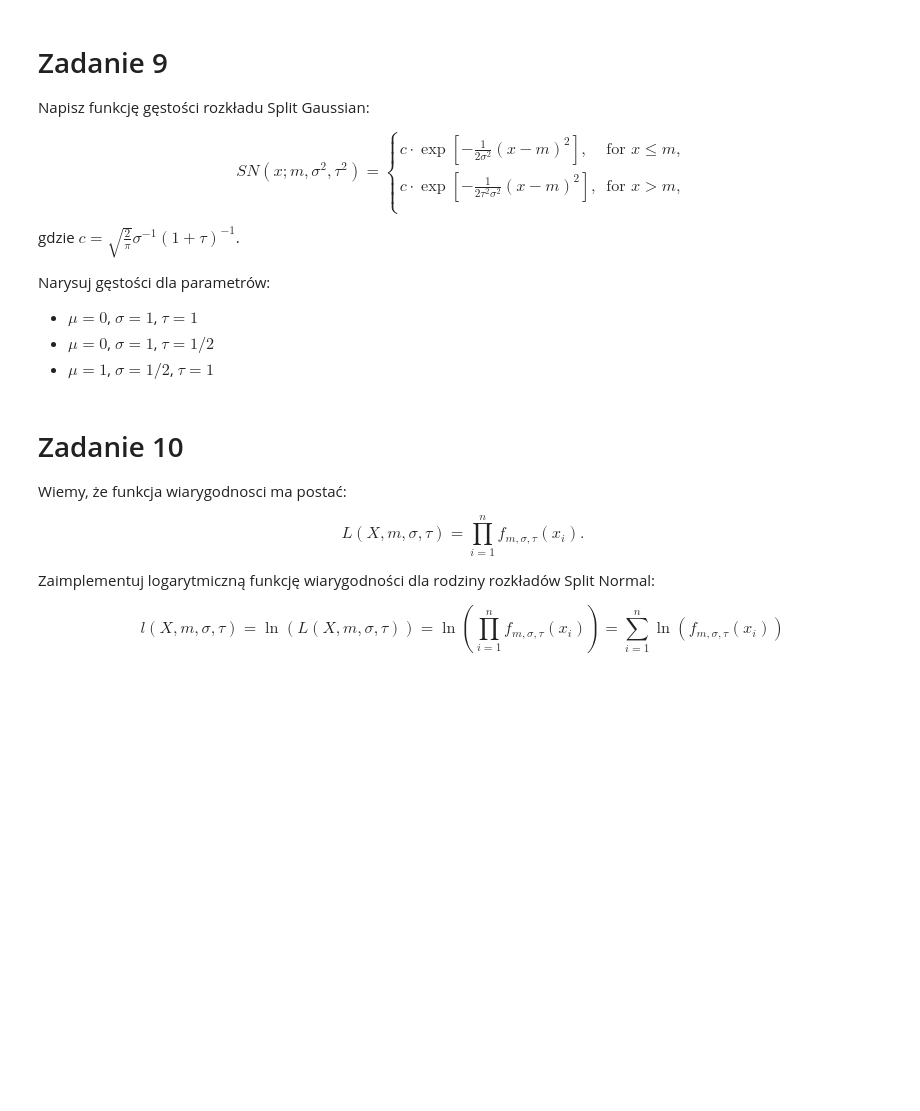
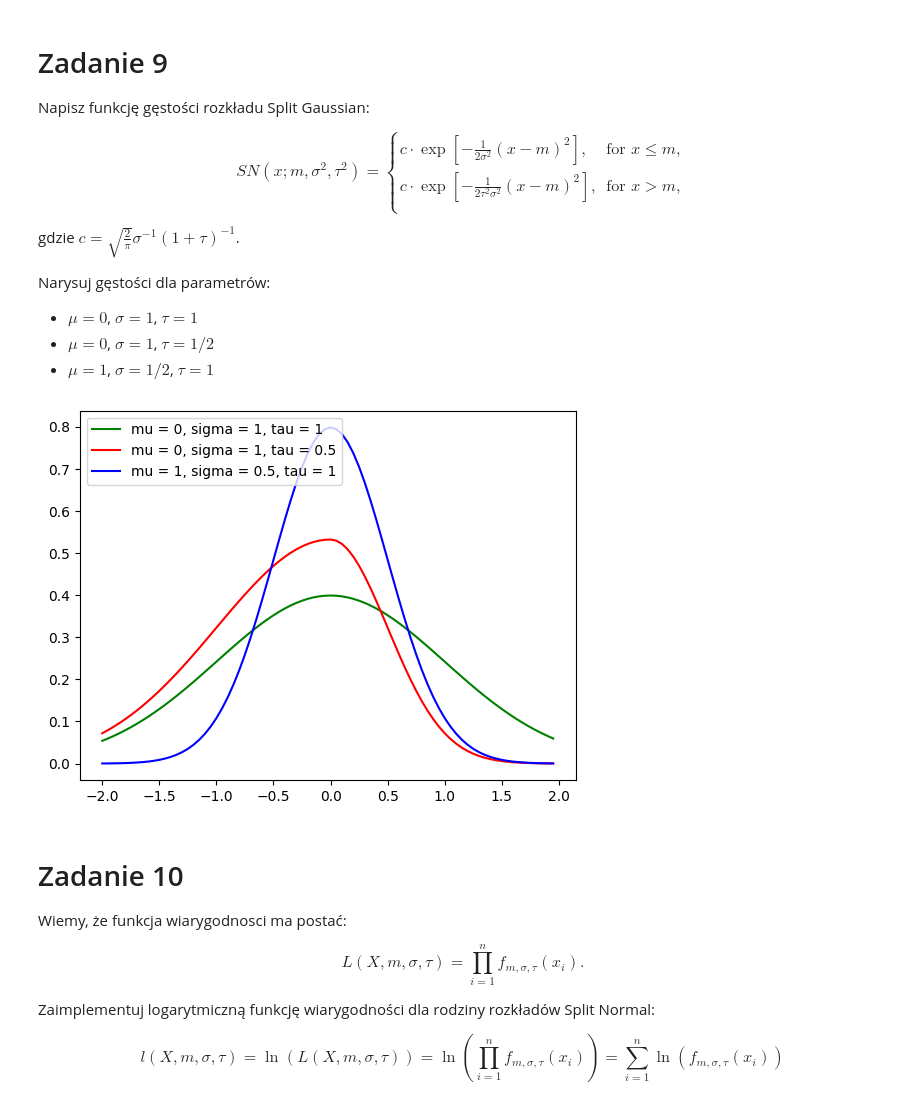
Before and after one commit to mladbago/podstawy_sztucznej_inteligencji, a Jupyter notebook: Z04_E_MLE.ipynb, the cells around one changed output. Drawn from its saved outputs; the diff is of its cells as text; code cells hidden in the pictures; blank space fills up the shorter version.

```diff
--- a/Z04_E_MLE.ipynb
+++ b/Z04_E_MLE.ipynb
@@ -174,6 +178,43 @@ Narysuj gęstości dla parametrów:
 <li>$\mu=0$, $\sigma=1$, $\tau=1/2$</li>
 <li>$\mu=1$, $\sigma=1/2$, $\tau=1$</li>
 </ul>
+# %%
+def gauss_split(x, mu, sigma,tau):
+        pivot=np.searchsorted(x,mu)
+
+        left= x[:pivot]
+        right=x[pivot:]
+
+        return np.sqrt(2/np.pi) * 1/(1 + tau) *(1/sigma) * np.concatenate([
+           np.e ** (-(left-mu)**2/(2 * sigma**2)),
+           np.e ** (-(right-mu)**2/(2 * tau**2 * sigma**2))])
+# %%
+t = np.arange(-2, 2, 0.05)
+
+mu = 0
+sigma = 1
+tau = 1
+
+fig, ax = plt.subplots(1, 1)
+ax.plot(t, gauss_split(t,mu, sigma, tau), 'g-', label='mu = 0, sigma = 1, tau = 1')
+ax.legend(loc='best', frameon=False)
+
+mu = 0
+sigma = 1
+tau = 0.5
+
+ax.plot(t, gauss_split(t,mu, sigma, tau), 'r-', label='mu = 0, sigma = 1, tau = 0.5')
+
+
+mu = 0
+sigma = 0.5
+tau = 1
+
+ax.plot(t, gauss_split(t,mu, sigma, tau), 'b-', label='mu = 1, sigma = 0.5, tau = 1')
+ax.legend()
+plt.show()
+# %% [output]
+[figure, added]
 # %% [markdown]
 # Zadanie 10
 
```
Also changed, not shown: parts of 8 cells of this notebook.
